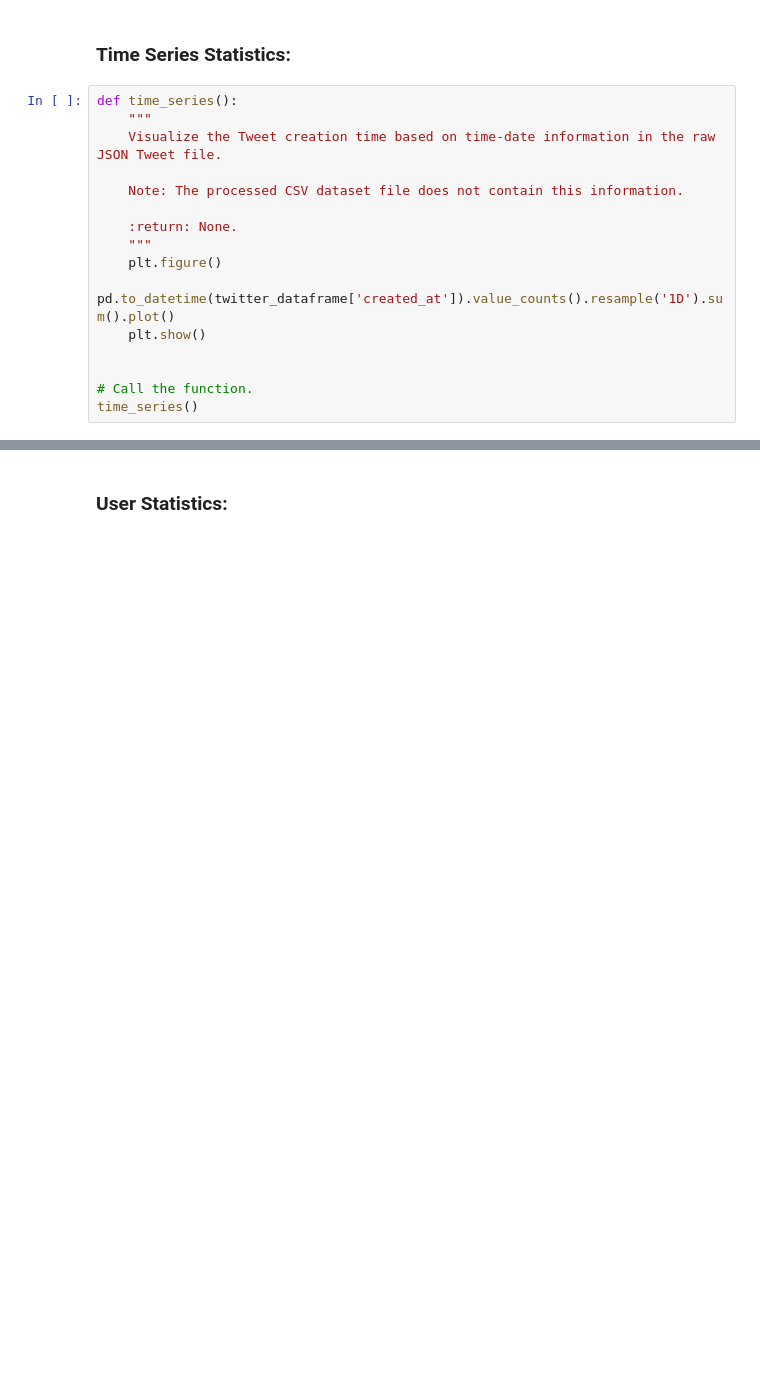
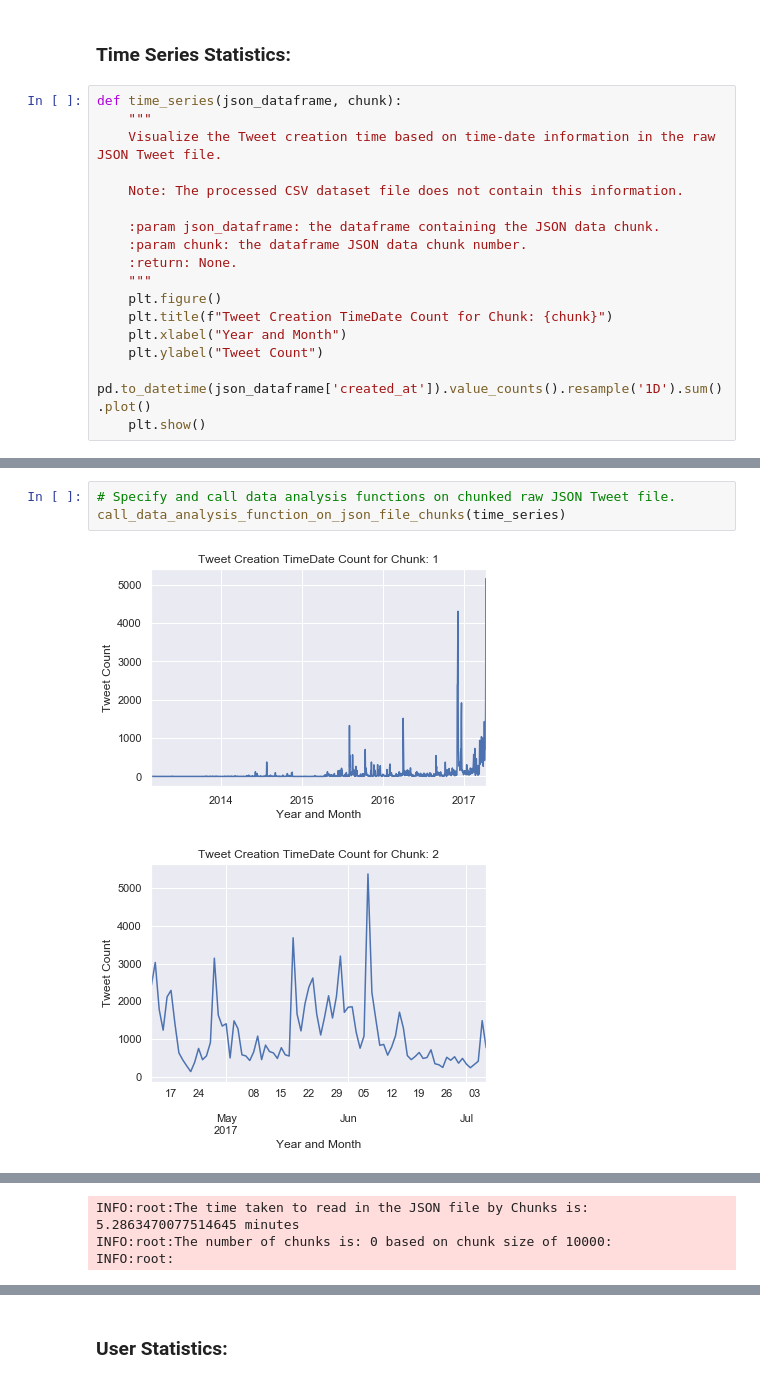
Before and after one commit to J-Jinn/Summer-Research-2019, a Jupyter notebook: jupyter-notebooks/slo-twitter-data-analysis.ipynb, the cells around one changed output, grey strips where cells are left out. Cells and saved outputs as stored; diff of their text form; blank space fills up the shorter version.

Commit message:
updates to nearly all jupyter notebook files and "slo-twitter-data-analysis.py".

```diff
--- a/jupyter-notebooks/slo-twitter-data-analysis.ipynb
+++ b/jupyter-notebooks/slo-twitter-data-analysis.ipynb
@@ -273,18 +604,19 @@ def bar_plot_zipf(col, **kwargs):
 # %% [markdown]
 ### Time Series Statistics:
 # %%
-def time_series():
+def time_series(json_dataframe, chunk):
     """
     Visualize the Tweet creation time based on time-date information in the raw JSON Tweet file.
 
     Note: The processed CSV dataset file does not contain this information.
 
+    :param json_dataframe: the dataframe containing the JSON data chunk.
+    :param chunk: the dataframe JSON data chunk number.
     :return: None.
     """
     plt.figure()
-    pd.to_datetime(twitter_dataframe['created_at']).value_counts().resample('1D').sum().plot()
+    plt.title(f"Tweet Creation TimeDate Count for Chunk: {chunk}")
+    plt.xlabel("Year and Month")
+    plt.ylabel("Tweet Count")
+    pd.to_datetime(json_dataframe['created_at']).value_counts().resample('1D').sum().plot()
     plt.show()
-
-
-# Call the function.
-time_series()
@@ -297,2 +627,8 @@ It appears that most of the Tweets were created around August 2014.<br>
 
 </span>
+# %%
+# Specify and call data analysis functions on chunked raw JSON Tweet file.
+call_data_analysis_function_on_json_file_chunks(time_series)
+# %% [output]
+[figure, added]
+[figure, added]
@@ -298,0 +640,3 @@ It appears that most of the Tweets were created around August 2014.<br>
+INFO:root:The time taken to read in the JSON file by Chunks is: 5.2863470077514645 minutes
+INFO:root:The number of chunks is: 0 based on chunk size of 10000:
+INFO:root:
```
Also changed, not shown: parts of 42 cells of this notebook, 10 other files.
